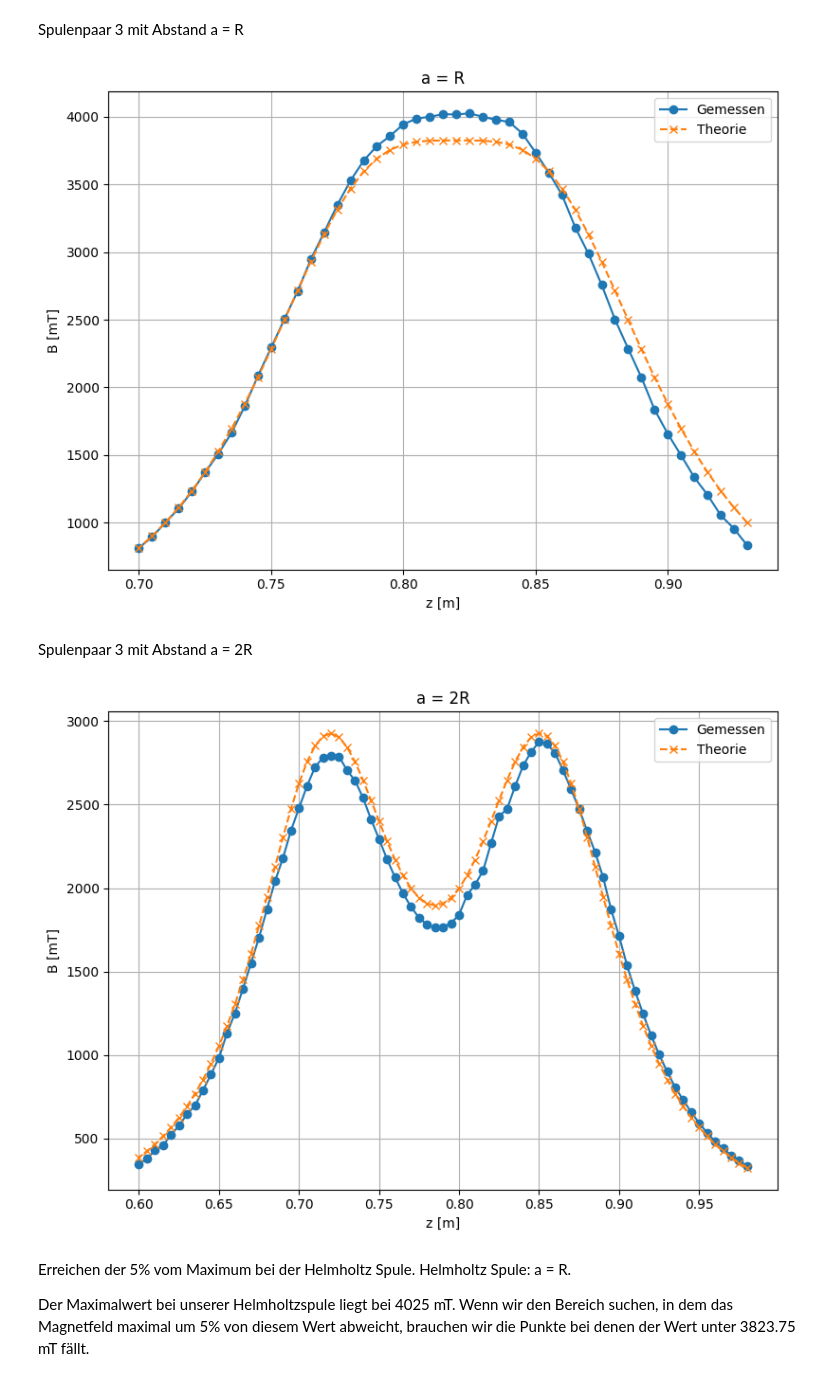
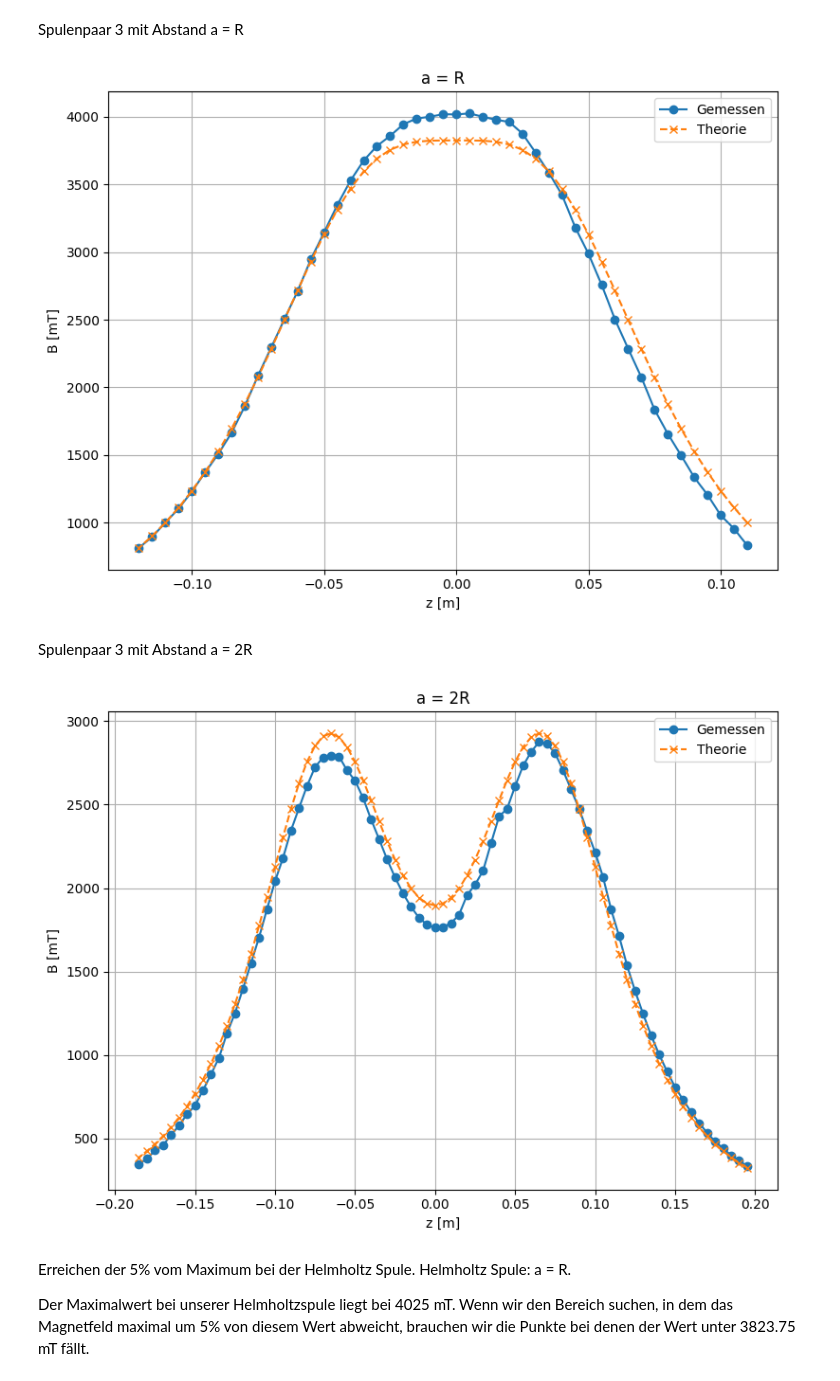
Before and after one commit to fynn-l-k/Grundpraktikum-1, a Jupyter notebook: Versuch_E7/Aufgabe_3.ipynb, the cells around one changed output. Cells and saved outputs as stored; diff of their text form; code cells hidden in the pictures.

Commit message:
z-Achse adjusted

```diff
--- a/Versuch_E7/Aufgabe_3.ipynb
+++ b/Versuch_E7/Aufgabe_3.ipynb
@@ -72,13 +74,15 @@ df.columns = ['B_gemessen', 'z']
 if df['z'].max() > 1:
     df['z'] /= 1000
 
+df['z_adjusted'] = df['z'] - 0.82  # z-Werte anpassen
+
 # Berechne theoretische Werte
-df['B_theor'] = B_theor(df['z']-0.82, R)
+df['B_theor'] = B_theor(df['z_adjusted'], R)
 
 # Plot
 plt.figure(figsize=(8, 6))
-plt.plot(df['z'], df['B_gemessen'], 'o-', label='Gemessen')
-plt.plot(df['z'], df['B_theor'], 'x--', label='Theorie')
+plt.plot(df['z_adjusted'], df['B_gemessen'], 'o-', label='Gemessen')
+plt.plot(df['z_adjusted'], df['B_theor'], 'x--', label='Theorie')
 plt.title('a = R')
 plt.xlabel('z [m]')
 plt.ylabel('B [mT]')
@@ -87,7 +91,7 @@ plt.grid(True)
 plt.tight_layout()
 plt.show()
 # %% [output]
-[figure, old version]
+[figure, new version]
 # %% [markdown]
 Spulenpaar 3 mit Abstand a = 2R
 # %%
@@ -100,37 +104,39 @@ mu_0 = 4 * np.pi * 1e-7  # T·m/A
 I = 0.907  # A
 N = 320
 R = 0.068  # m
 
 # Funktion für theoretische Berechnung
 def B_theor(z, a):
     term1 = mu_0 * I * N * R**2 / (2 * (R**2 + (z + a/2)**2)**1.5)
     term2 = mu_0 * I * N * R**2 / (2 * (R**2 + (z - a/2)**2)**1.5)
     return (term1 + term2) * 10**6
 
 # CSV-Datei laden (bitte Pfad anpassen!)
 df = pd.read_csv('data/Spulenpaar2r.csv')
 df.columns = ['B_gemessen', 'z']
 
 # Umrechnen von mm in m, falls nötig
 if df['z'].max() > 1:
     df['z'] /= 1000
 
+df['z_adjusted'] = df['z'] - 0.785  # z-Werte anpassen
+
 # Berechne theoretische Werte
-df['B_theor'] = B_theor(df['z']-0.785, 2*R)
+df['B_theor'] = B_theor(df['z_adjusted'], 2*R)
 
 # Plot
 plt.figure(figsize=(8, 6))
-plt.plot(df['z'], df['B_gemessen'], 'o-', label='Gemessen')
-plt.plot(df['z'], df['B_theor'], 'x--', label='Theorie')
+plt.plot(df['z_adjusted'], df['B_gemessen'], 'o-', label='Gemessen')
+plt.plot(df['z_adjusted'], df['B_theor'], 'x--', label='Theorie')
 plt.title('a = 2R')
 plt.xlabel('z [m]')
 plt.ylabel('B [mT]')
 plt.legend()
 plt.grid(True)
 plt.tight_layout()
 plt.show()
 # %% [output]
-[figure, old version]
+[figure, new version]
 # %% [markdown]
 Erreichen der 5% vom Maximum bei der Helmholtz Spule. Helmholtz Spule: a = R.
 
```
Also changed, not shown: parts of 1 cell of this notebook.
